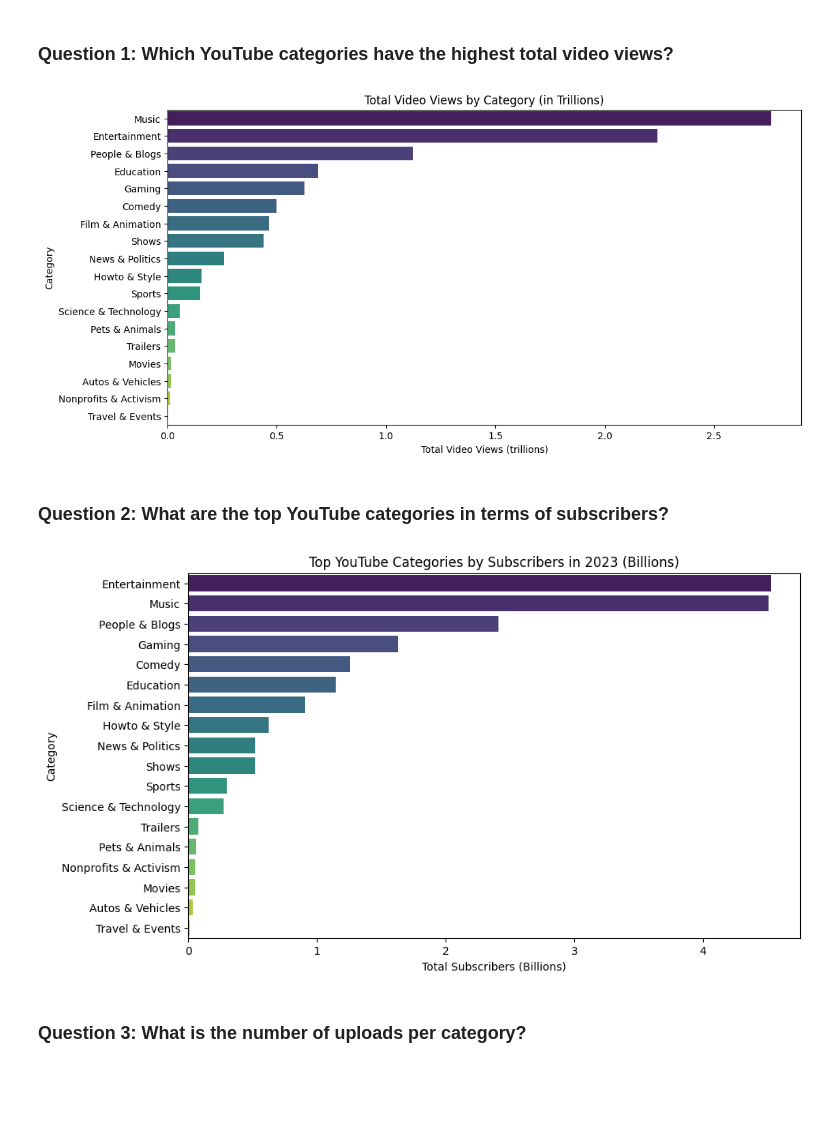
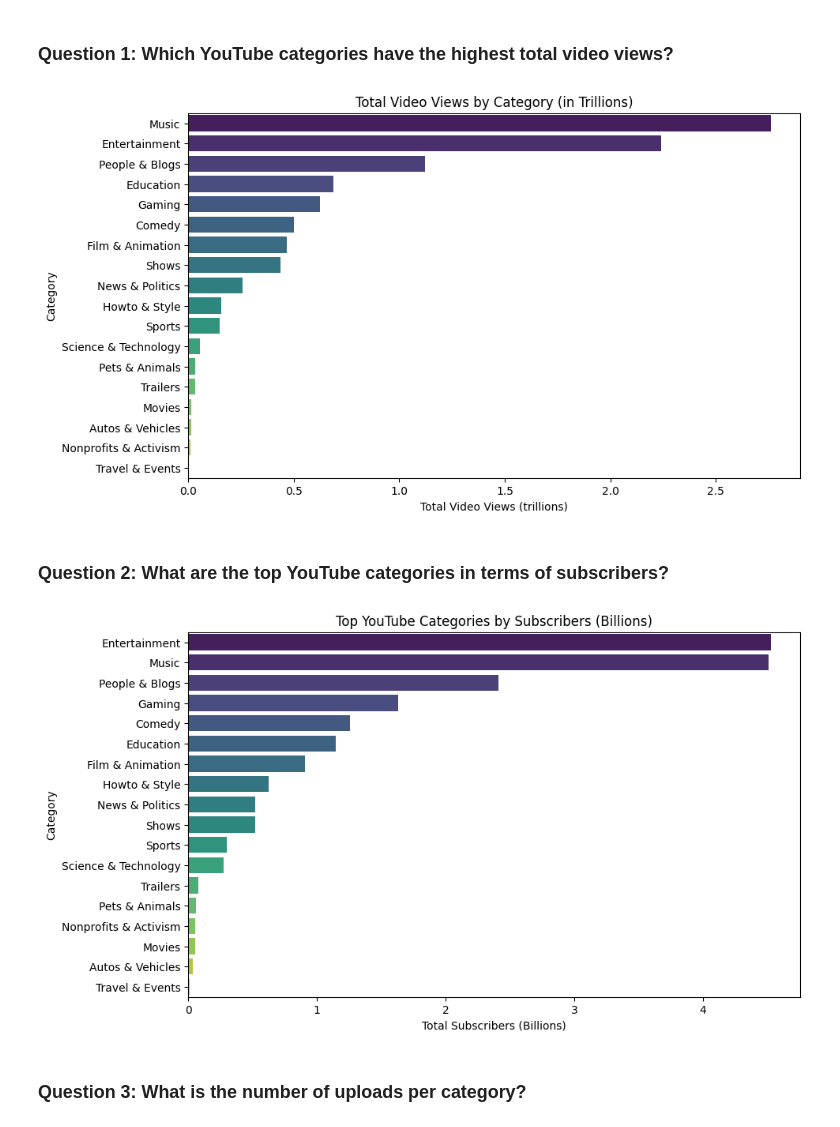
Before and after one commit to codemaahir/YouTube-Category-Insights-2023, a Jupyter notebook: yt_insights.ipynb, the cells around one changed output. Saved outputs shown, nothing was run; the diff lists cells and outputs as text; code cells hidden in the pictures; blank space fills up the shorter version.

```diff
--- a/yt_insights.ipynb
+++ b/yt_insights.ipynb
@@ -111,26 +111,26 @@ df.describe()
 # %%
 # Group data by 'category' and calculate the sum of video views
 total_views_by_category = df.groupby('category')['video views'].sum().reset_index()
 
 # Convert total views to trillions
 total_views_by_category['Total Video Views (trillions)'] = total_views_by_category['video views'] / 1e12
 
 # Sort the DataFrame by total views in descending order
 total_views_by_category = total_views_by_category.sort_values(by='Total Video Views (trillions)', ascending=False)
 
 # Create a bar chart using Seaborn
-plt.figure(figsize=(12, 6))
+plt.figure(figsize=(10, 6))
 sns.barplot(x='Total Video Views (trillions)', y='category', data=total_views_by_category, palette='viridis')
 
 # Add labels and title
 plt.xlabel('Total Video Views (trillions)')
 plt.ylabel('Category')
 plt.title('Total Video Views by Category (in Trillions)')
 
 # Show the plot
 plt.show()
 # %% [output]
-[figure, old version]
+[figure, new version]
 # %% [markdown]
 ### __Question 2:__ What are the top YouTube categories in terms of subscribers?
 # %%
@@ -146,10 +146,10 @@ plt.figure(figsize=(10, 6))
 sns.barplot(x='Total Subscribers (Billions)', y='category', data=subscribers_by_category, palette='viridis')
 plt.xlabel('Total Subscribers (Billions)')
 plt.ylabel('Category')
-plt.title('Top YouTube Categories by Subscribers in 2023 (Billions)')
+plt.title('Top YouTube Categories by Subscribers (Billions)')
 plt.show()
 # %% [output]
-[figure, old version]
+[figure, new version]
 # %% [markdown]
 ### __Question 3:__ What is the number of uploads per category?
 # %%
```
Also changed, not shown: parts of 1 cell of this notebook, 1 other file.
